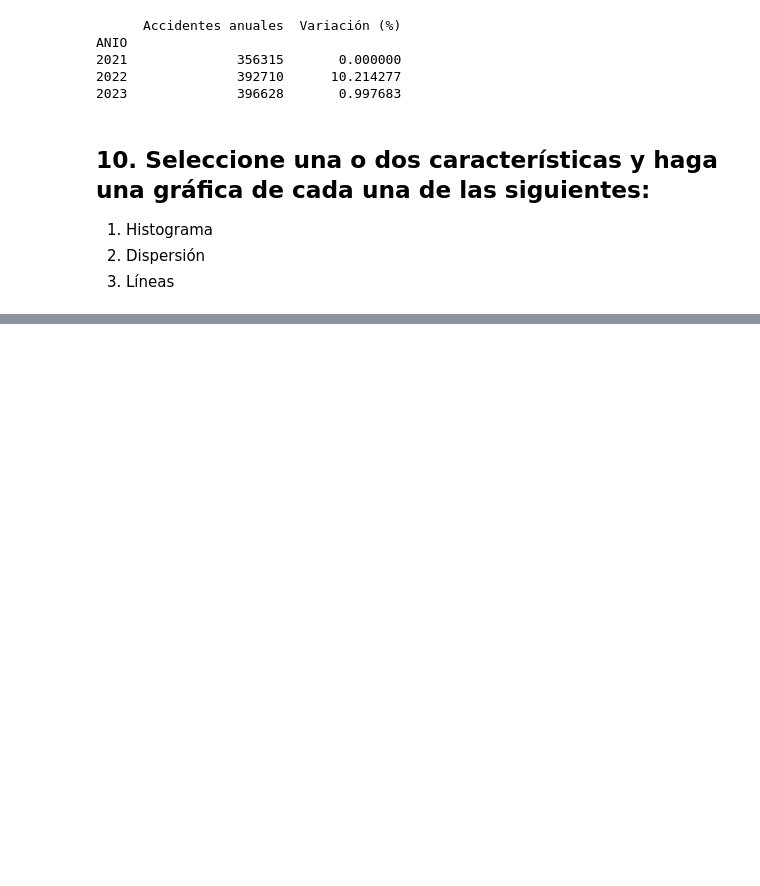
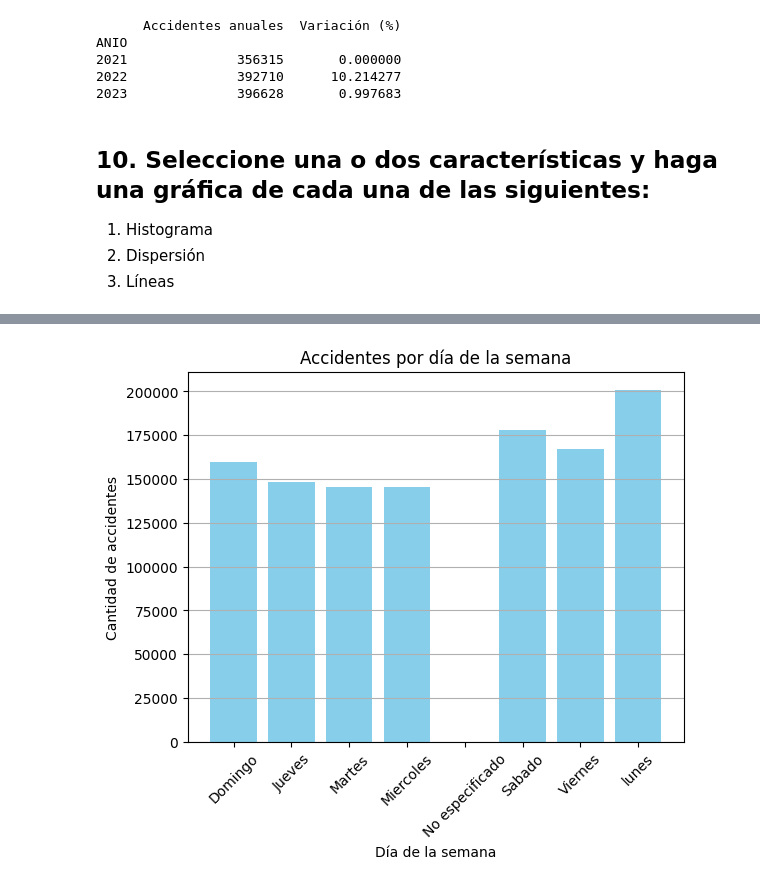
Before and after one commit to jacq1813/prac_ATUS, a Jupyter notebook: atuspractica.ipynb, the cells around one changed output, grey strips where cells are left out. Drawn from its saved outputs; the diff is of its cells as text; code cells hidden in the pictures; blank space fills up the shorter version.

```diff
--- a/atuspractica.ipynb
+++ b/atuspractica.ipynb
@@ -298,3 +298,8 @@ ANIO
 1. Histograma
 2. Dispersión
 3. Líneas
+# %%
+# Contar la cantidad de accidentes por día de la semana
+accidentes_por_dia = df['DIASEMANA'].value_counts().sort_index()
+# Mostrar resultados para referencia
+print(accidentes_por_dia)
@@ -300,0 +317,17 @@ ANIO
+# %%
+import matplotlib.pyplot as plt
+
+# Crear un gráfico de barras de accidentes por día de la semana
+plt.bar(accidentes_por_dia.index, accidentes_por_dia.values, color='skyblue')
+
+# Etiquetas y título
+plt.xlabel('Día de la semana')
+plt.ylabel('Cantidad de accidentes')
+plt.title('Accidentes por día de la semana')
+
+# Mostrar la gráfica
+plt.xticks(rotation=45)  # Rotar las etiquetas del eje x si es necesario
+plt.grid(axis='y')  # Agregar una cuadrícula en el eje y para mejor visualización
+plt.show()
+# %% [output]
+[figure, added]
```
Also changed, not shown: parts of 3 cells of this notebook.
